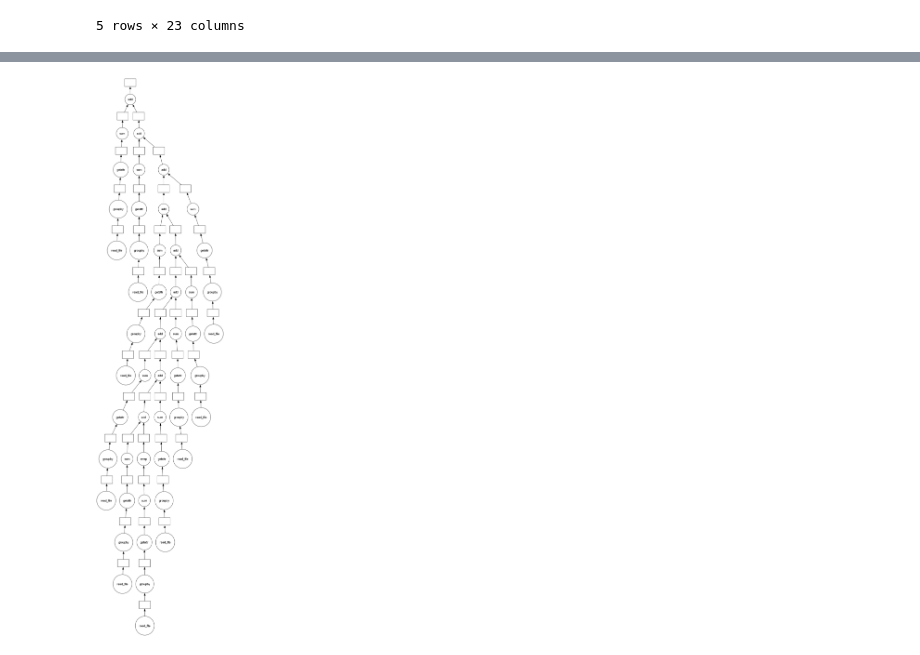
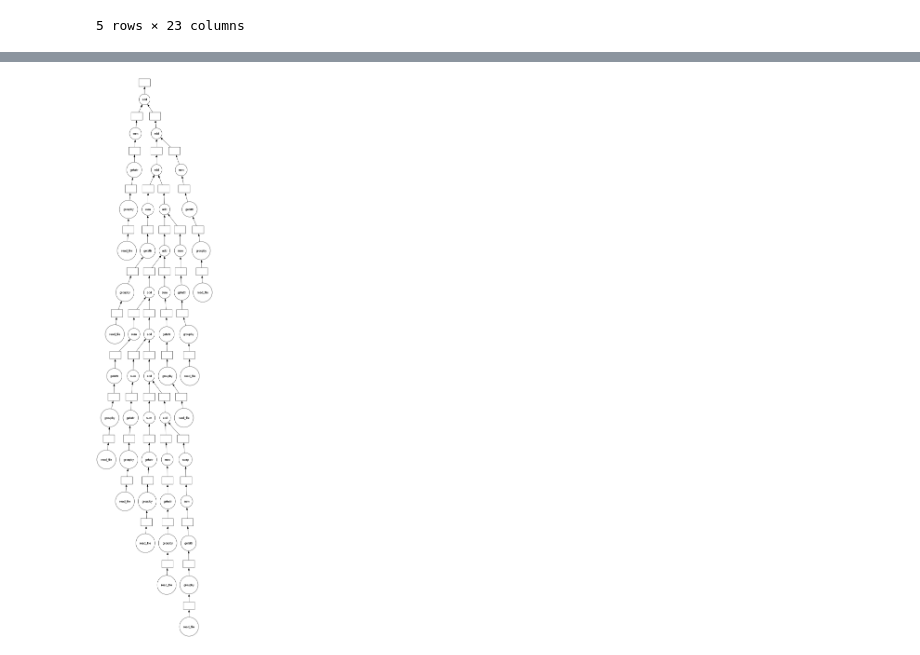
Before and after one commit to xaolaw/LSC_project, a Jupyter notebook: dask_tutorials.ipynb, the cells around one changed output, grey strips where cells are left out. Saved outputs shown, nothing was run; the diff lists cells and outputs as text; code cells hidden in the pictures.

Commit message:
added vscode config and fixed visualization

```diff
--- a/dask_tutorials.ipynb
+++ b/dask_tutorials.ipynb
@@ -312,9 +325,10 @@ EWR    10.295469
 JFK    10.351299
 LGA     7.431142
 Name: DepDelay, dtype: float64
-# %%
-(sum(sums)).visualize()
-# %% [output]
-[figure, removed]
+# %%
+visualize(sum(sums), filename=".visualizations/sums", format="svg", optimize_graph=True)
+(sum(sums)).visualize()
+# %% [output]
+[figure, added]
 # %%
 client.close()
```
Also changed, not shown: parts of 20 cells of this notebook, 1 other file.
